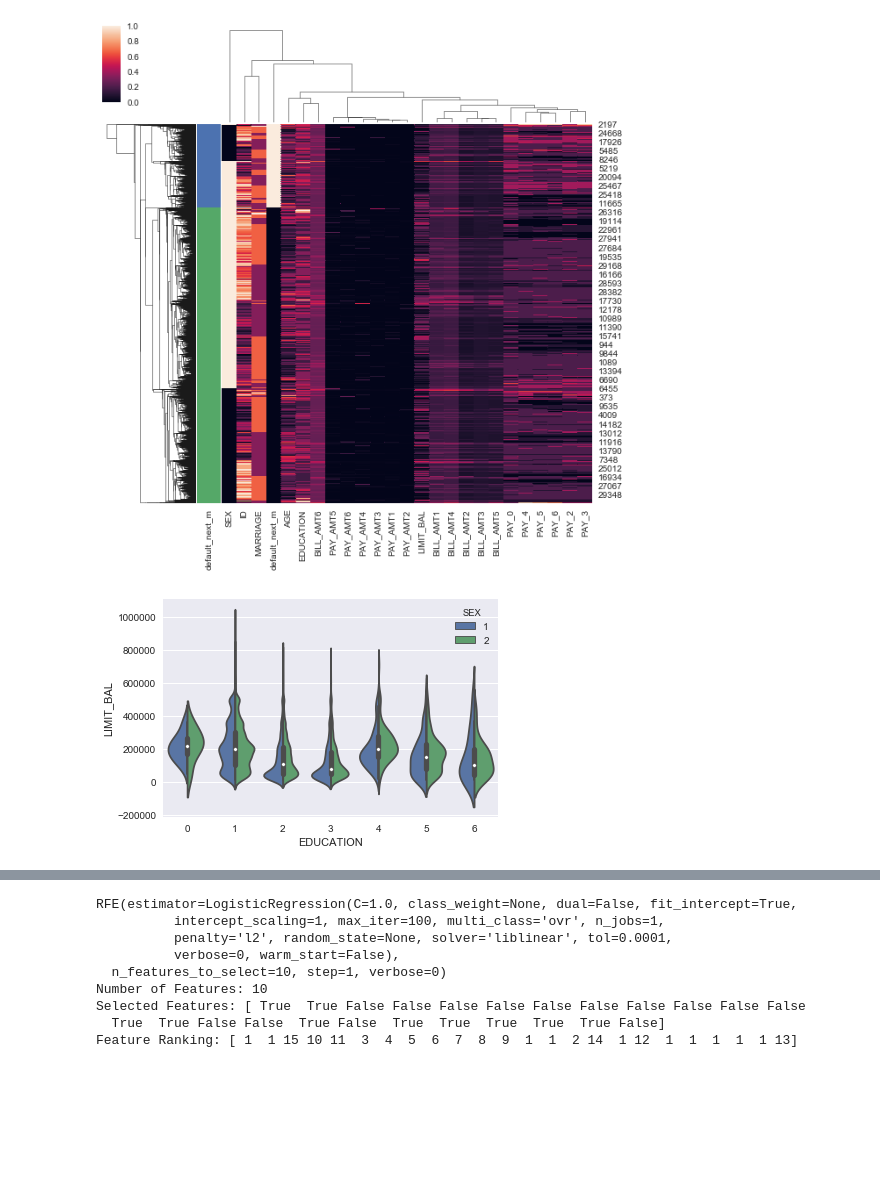
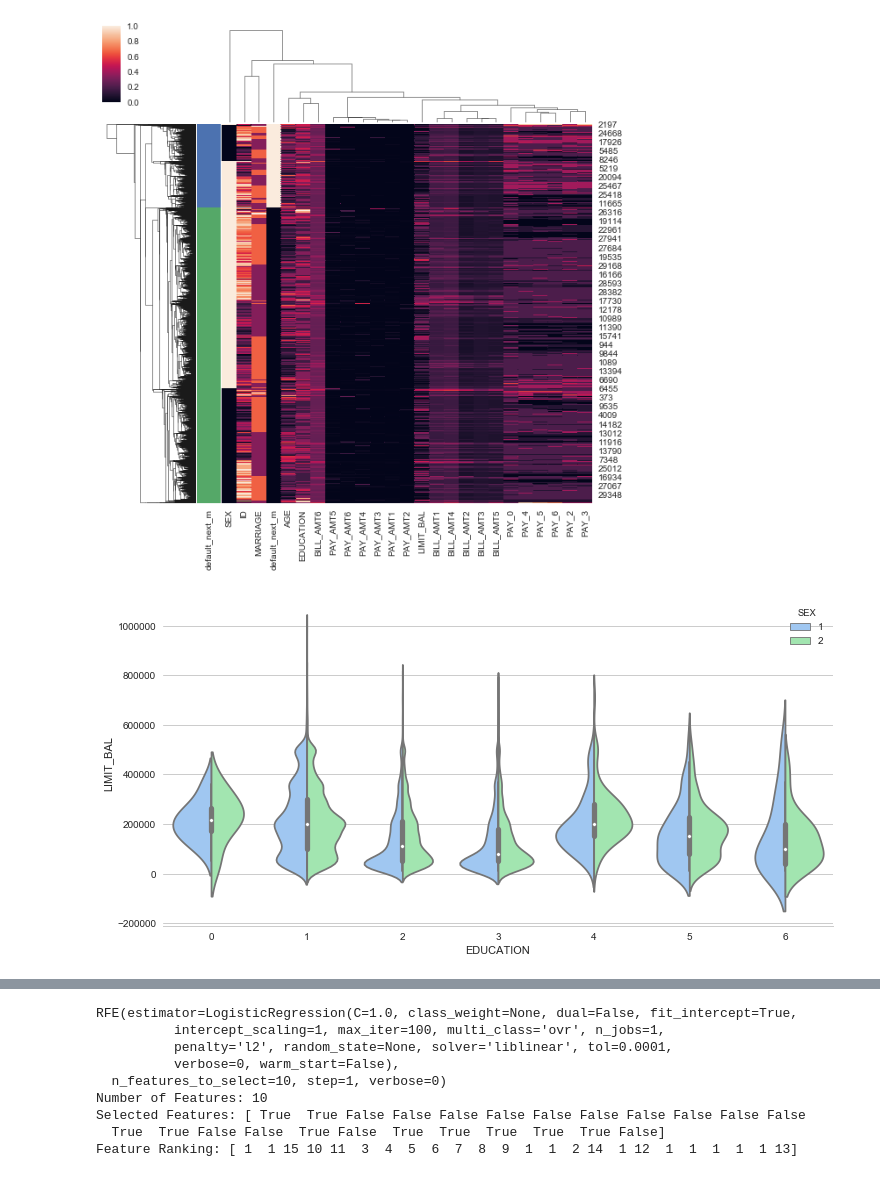
Before and after one commit to msds7331/credit-default, a Jupyter notebook: notebooks/1.0-jbs-credit-default.ipynb, the cells around one changed output, grey strips where cells are left out. Cells and saved outputs as stored; diff of their text form; code cells hidden in the pictures; blank space fills up the shorter version.

```diff
--- a/notebooks/1.0-jbs-credit-default.ipynb
+++ b/notebooks/1.0-jbs-credit-default.ipynb
@@ -188,11 +189,13 @@ g.savefig('/Users/Jostein/Grad School/SMU/7331/project1/credit-default/'
 # %%
 # Violin plot of limit balance distribution by education level per sex
 # Source:
 # http://seaborn.pydata.org/generated/seaborn.violinplot.html#seaborn.violinplot
-plt.figure()
+plt.figure(figsize=(12, 6))
+sns.set(style="whitegrid", palette="pastel", color_codes=True)
 ax = sns.violinplot(x="EDUCATION", y="LIMIT_BAL", hue="SEX", data=credit, split=True)
+sns.despine(left=True)
 plt.savefig('/Users/Jostein/Grad School/SMU/7331/project1/credit-default/'
                 + '/plots/violin-limitbalance-by-education-per-sex')
 # %% [output]
-[figure, old version]
+[figure, new version]
 # %%
```
Also changed, not shown: parts of 3 cells of this notebook, 4 other files.
